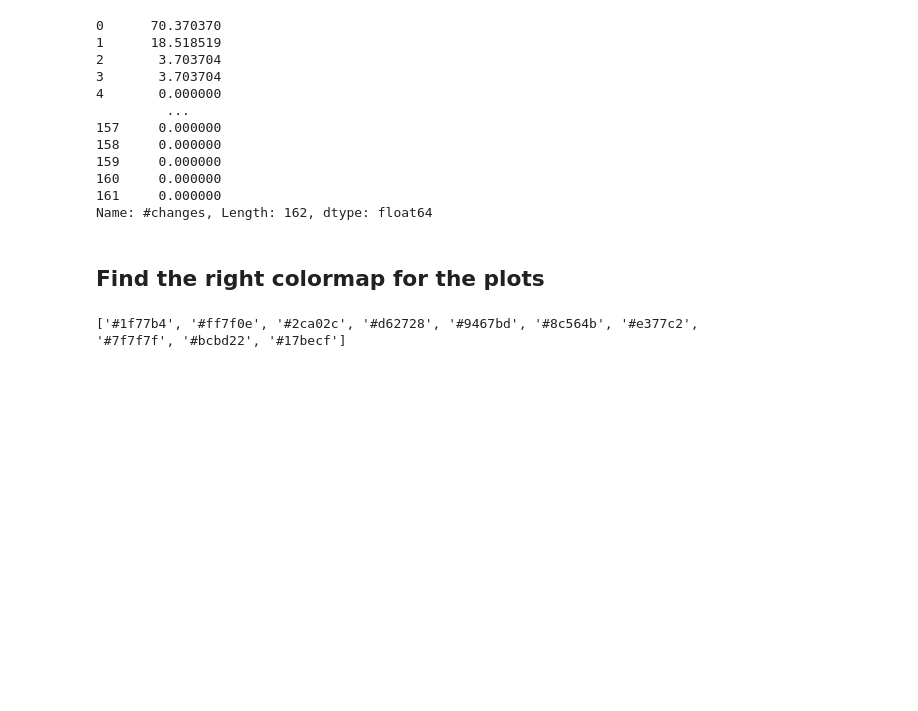
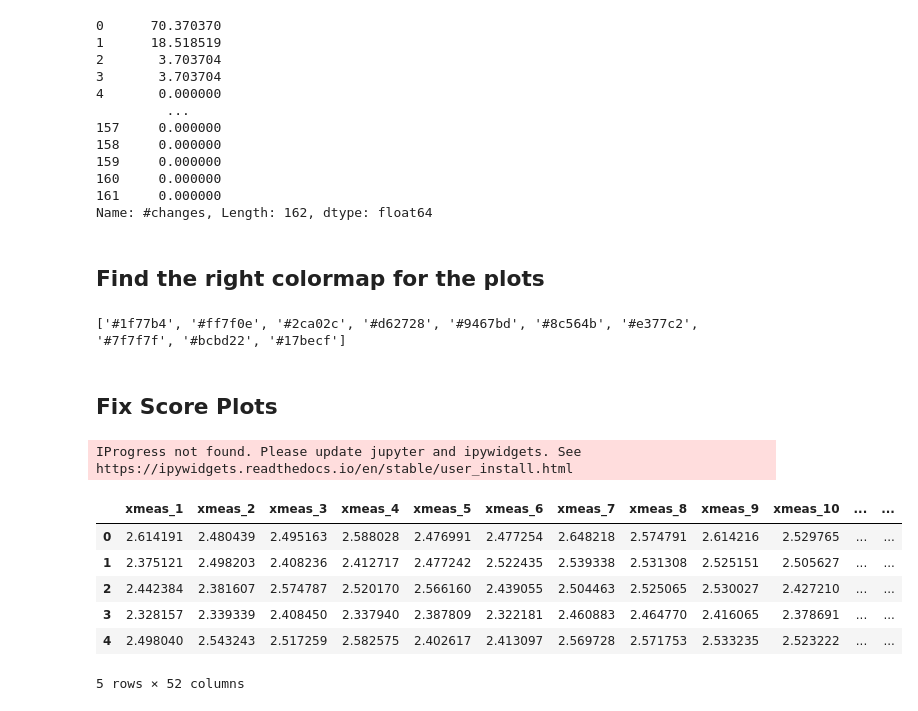
Before and after one commit to francesco-borsatti-unipd/ExIFFI, a Jupyter notebook: notebooks/fix_stuff.ipynb, the cells around one changed output. Cells and saved outputs as stored; diff of their text form; code cells hidden in the pictures; blank space fills up the shorter version.

```diff
--- a/notebooks/fix_stuff.ipynb
+++ b/notebooks/fix_stuff.ipynb
@@ -1609,3 +1609,37 @@ hex_colors = [mcolors.rgb2hex(color) for color in colors]
 print(hex_colors)
 # %% [output]
 ['#1f77b4', '#ff7f0e', '#2ca02c', '#d62728', '#9467bd', '#8c564b', '#e377c2', '#7f7f7f', '#bcbd22', '#17becf']
+# %% [markdown]
+## Fix Score Plots
+# %%
+import os
+import sys
+sys.path.append('../')
+from model_reboot.EIF_reboot import ExtendedTree, ExtendedIsolationForest,IsolationForest
+import numpy as np
+import pandas as pd
+from utils_reboot.datasets import Dataset
+from utils_reboot.utils import *
+from utils_reboot.experiments import *
+from utils_reboot.plots import *
+from sklearn.preprocessing import StandardScaler,MinMaxScaler
+#import pyod
+# %% [output]
+IProgress not found. Please update jupyter and ipywidgets. See https://ipywidgets.readthedocs.io/en/stable/user_install.html
+# %%
+basepath=os.path.dirname(os.getcwd())
+experiment_path=os.path.join(basepath,'experiments/results')
+imp_mat_dirpath=os.path.join(experiment_path,'TEP_ACME','experiments',
+                             'global_importances','EIF+','EXIFFI+',
+                             'imp_mat','scenario_2')
+imp_mat_path=get_most_recent_file(imp_mat_dirpath)
+imp_mat=open_element(imp_mat_path, filetype='csv.gz')
+imp_mat.head()
+# %% [output]
+|  | xmeas_1 | xmeas_2 | xmeas_3 | xmeas_4 | xmeas_5 | xmeas_6 | xmeas_7 | xmeas_8 | xmeas_9 | xmeas_10 | ... | ... |
+| 0 | 2.614191 | 2.480439 | 2.495163 | 2.588028 | 2.476991 | 2.477254 | 2.648218 | 2.574791 | 2.614216 | 2.529765 | ... | ... |
+| 1 | 2.375121 | 2.498203 | 2.408236 | 2.412717 | 2.477242 | 2.522435 | 2.539338 | 2.531308 | 2.525151 | 2.505627 | ... | ... |
+| 2 | 2.442384 | 2.381607 | 2.574787 | 2.520170 | 2.566160 | 2.439055 | 2.504463 | 2.525065 | 2.530027 | 2.427210 | ... | ... |
+| 3 | 2.328157 | 2.339339 | 2.408450 | 2.337940 | 2.387809 | 2.322181 | 2.460883 | 2.464770 | 2.416065 | 2.378691 | ... | ... |
+| 4 | 2.498040 | 2.543243 | 2.517259 | 2.582575 | 2.402617 | 2.413097 | 2.569728 | 2.571753 | 2.533235 | 2.523222 | ... | ... |
+5 rows × 52 columns
```
Also changed, not shown: parts of 2 cells of this notebook, 2 other files.
